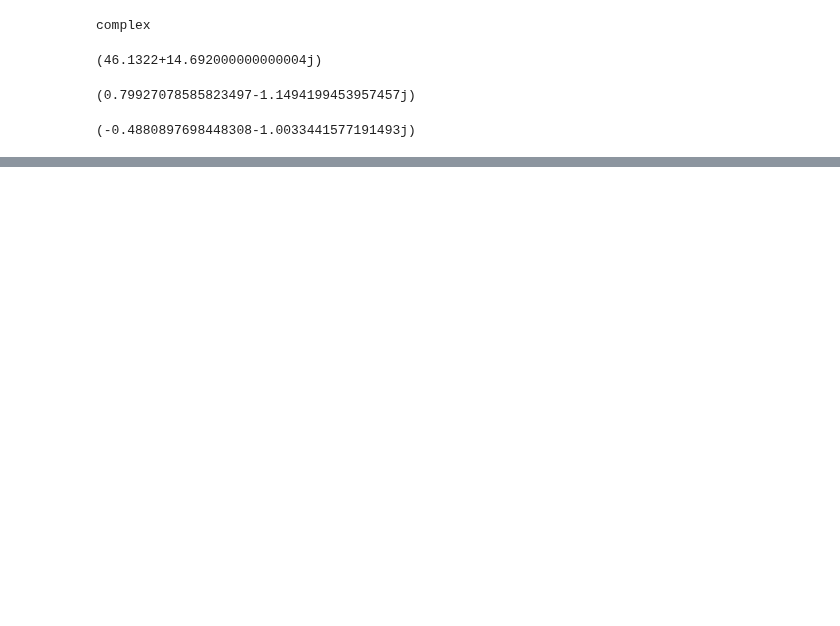
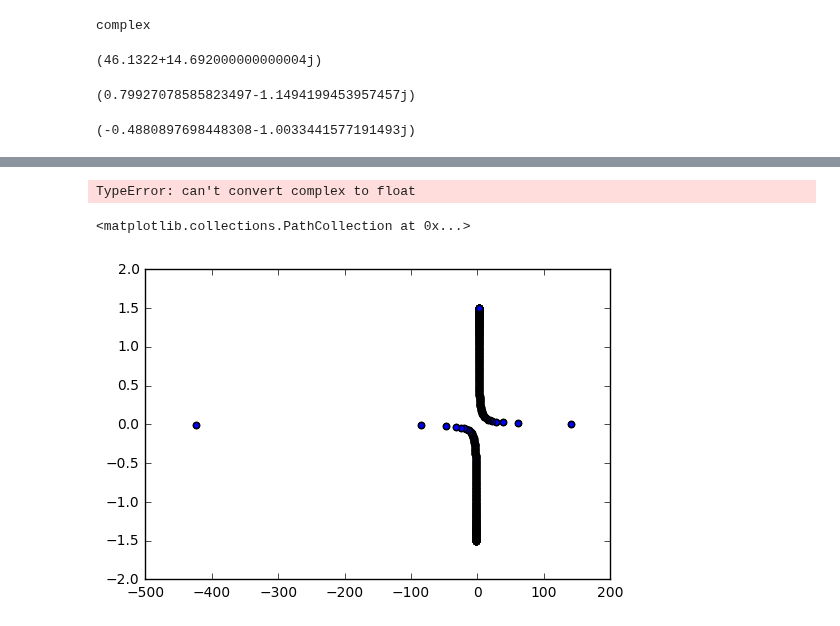
Before and after one commit to iamisrapel/MAE6226, a Jupyter notebook: 06_assignment.ipynb, the cells around one changed output, grey strips where cells are left out. Cells and saved outputs as stored; diff of their text form; code cells hidden in the pictures; blank space fills up the shorter version.

```diff
--- a/06_assignment.ipynb
+++ b/06_assignment.ipynb
@@ -42,0 +59,17 @@ pyplot.gca().add_patch(circle)
+# %%
+j=1j
+# %%
+z_circle = numpy.zeros_like(x_circle)
+for i in range (x_circle.shape[0]):
+    z_circle[i] = x_circle[i] + y_circle[i]*j
+# %%
+z_circle[0] = 1+5j
+# %% [output]
+TypeError: can't convert complex to float
+# %%
+jj = j_trans(z_circle,1)
+# %%
+pyplot.scatter(jj,x_circle)
+# %% [output]
+<matplotlib.collections.PathCollection at 0x...>
+[figure, added]
```
Also changed, not shown: parts of 5 cells of this notebook.
